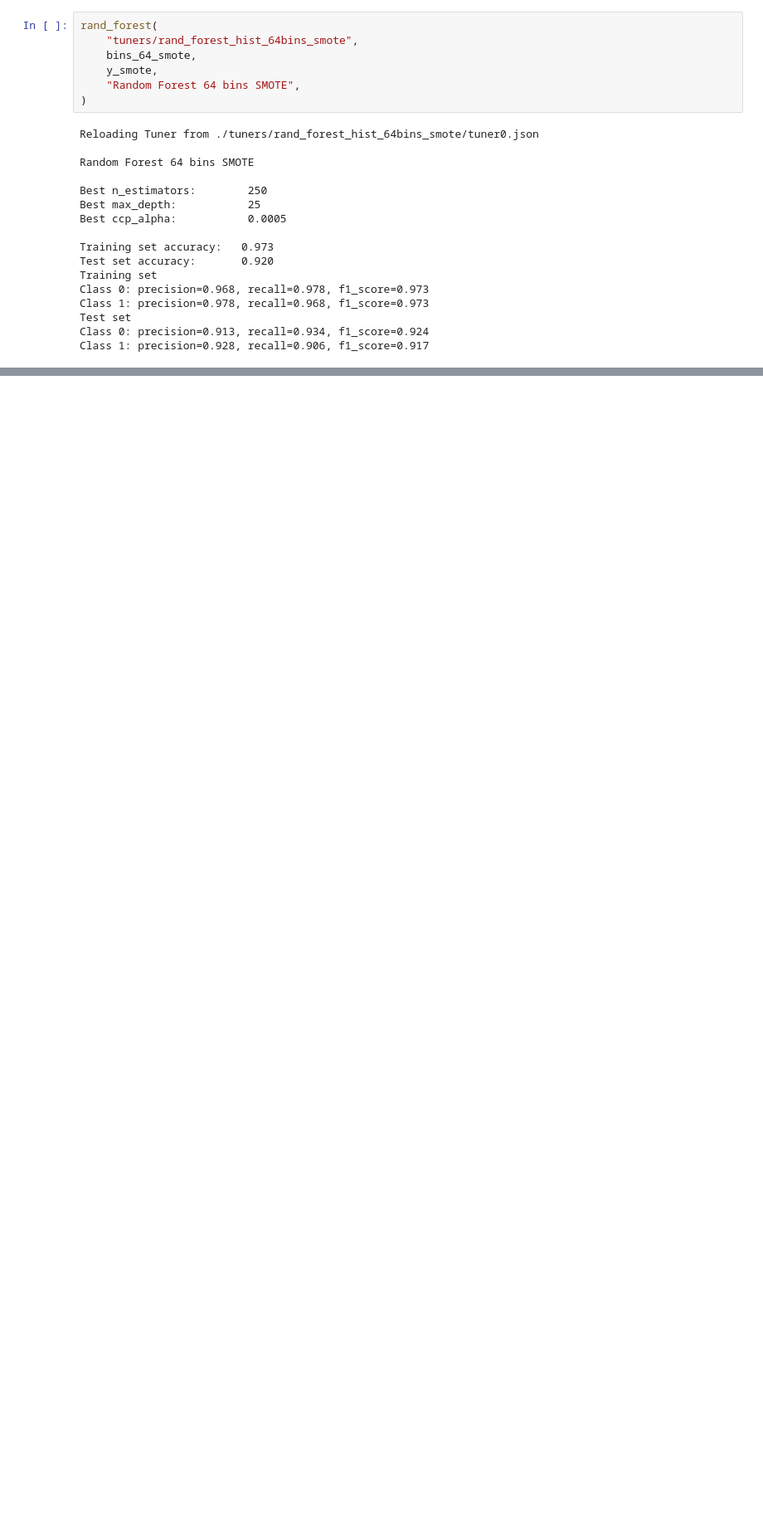
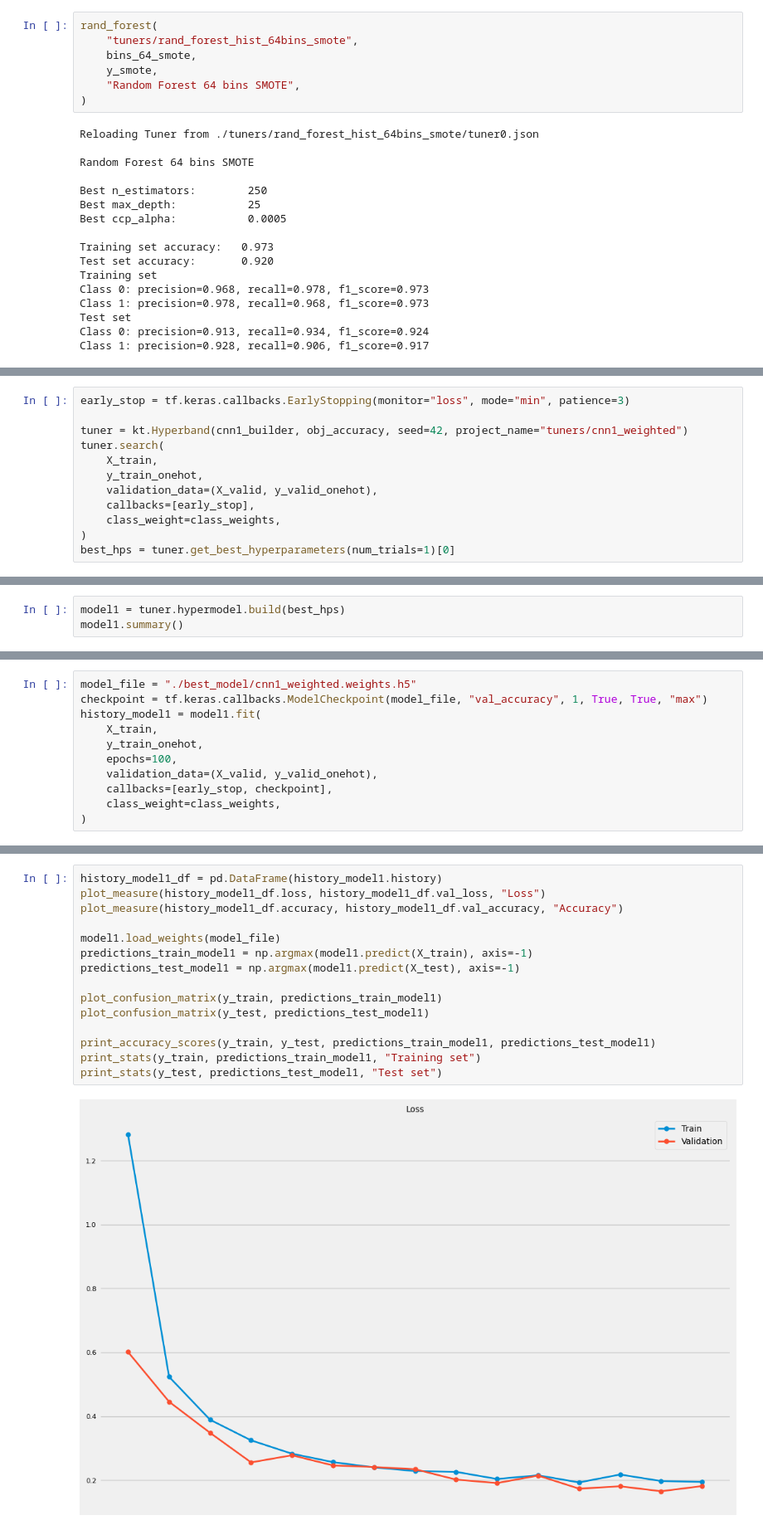
Before and after one commit to mazzucchi-andrea/MedMNIST-Pneumonia, a Jupyter notebook: MedMNIST-Pneumonia.ipynb, the cells around one changed output, grey strips where cells are left out. Shown: that part at 83% size. Drawn from its saved outputs; the diff is of its cells as text; blank space fills up the shorter version.

```diff
--- a/MedMNIST-Pneumonia.ipynb
+++ b/MedMNIST-Pneumonia.ipynb
@@ -1303,0 +1324,12 @@ Class 1: precision=0.980, recall=0.972, f1_score=0.976
+# %%
+early_stop = tf.keras.callbacks.EarlyStopping(monitor="loss", mode="min", patience=3)
+
+tuner = kt.Hyperband(cnn1_builder, obj_accuracy, seed=42, project_name="tuners/cnn1_weighted")
+tuner.search(
+    X_train,
+    y_train_onehot,
+    validation_data=(X_valid, y_valid_onehot),
+    callbacks=[early_stop],
+    class_weight=class_weights,
+)
+best_hps = tuner.get_best_hyperparameters(num_trials=1)[0]
@@ -1303,0 +1356,3 @@ Class 1: precision=0.980, recall=0.972, f1_score=0.976
+# %%
+model1 = tuner.hypermodel.build(best_hps)
+model1.summary()
@@ -1303,0 +1381,11 @@ Class 1: precision=0.980, recall=0.972, f1_score=0.976
+# %%
+model_file = "./best_model/cnn1_weighted.weights.h5"
+checkpoint = tf.keras.callbacks.ModelCheckpoint(model_file, "val_accuracy", 1, True, True, "max")
+history_model1 = model1.fit(
+    X_train,
+    y_train_onehot,
+    epochs=100,
+    validation_data=(X_valid, y_valid_onehot),
+    callbacks=[early_stop, checkpoint],
+    class_weight=class_weights,
+)
@@ -1303,0 +1410,17 @@ Class 1: precision=0.980, recall=0.972, f1_score=0.976
+# %%
+history_model1_df = pd.DataFrame(history_model1.history)
+plot_measure(history_model1_df.loss, history_model1_df.val_loss, "Loss")
+plot_measure(history_model1_df.accuracy, history_model1_df.val_accuracy, "Accuracy")
+
+model1.load_weights(model_file)
+predictions_train_model1 = np.argmax(model1.predict(X_train), axis=-1)
+predictions_test_model1 = np.argmax(model1.predict(X_test), axis=-1)
+
+plot_confusion_matrix(y_train, predictions_train_model1)
+plot_confusion_matrix(y_test, predictions_test_model1)
+
+print_accuracy_scores(y_train, y_test, predictions_train_model1, predictions_test_model1)
+print_stats(y_train, predictions_train_model1, "Training set")
+print_stats(y_test, predictions_test_model1, "Test set")
+# %% [output]
+[figure, added]
```
Also changed, not shown: parts of 37 cells of this notebook, 3 other files.
